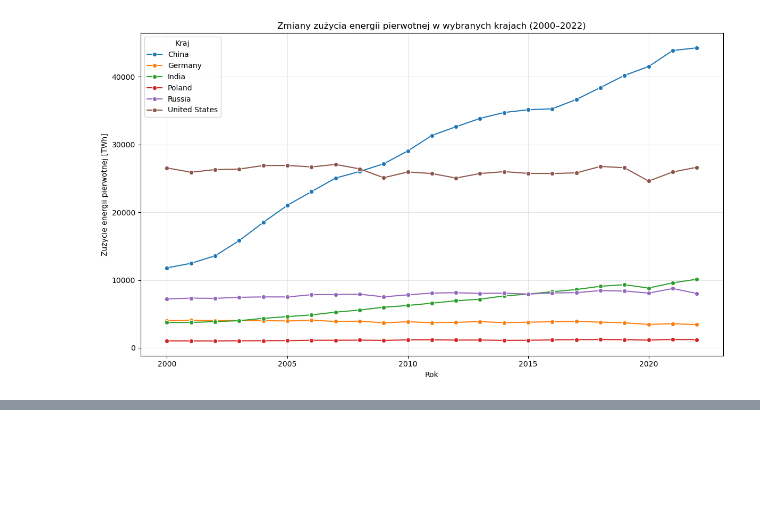
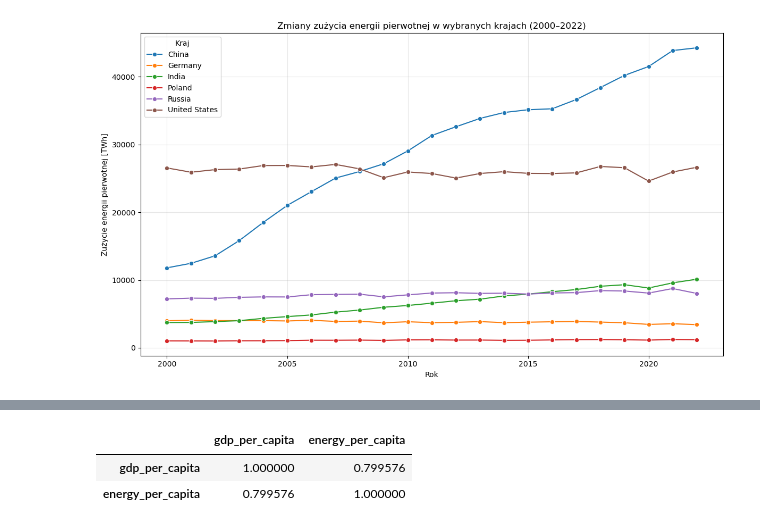
Before and after one commit to olaramota-beep/AWDP-projekt-do-oddania, a Jupyter notebook: Diagnostyka danych i wizualizacja.ipynb, the cells around one changed output, grey strips where cells are left out. Drawn from its saved outputs; the diff is of its cells as text; code cells hidden in the pictures; blank space fills up the shorter version.

```diff
--- a/Diagnostyka danych i wizualizacja.ipynb
+++ b/Diagnostyka danych i wizualizacja.ipynb
@@ -477,0 +510,10 @@ plt.show()
+# %%
+correlation = data_2022[
+    ['gdp_per_capita', 'energy_per_capita']
+].corr()
+
+correlation
+# %% [output]
+|  | gdp_per_capita | energy_per_capita |
+| gdp_per_capita | 1.000000 | 0.799576 |
+| energy_per_capita | 0.799576 | 1.000000 |
```
Also changed, not shown: parts of 9 cells of this notebook.
